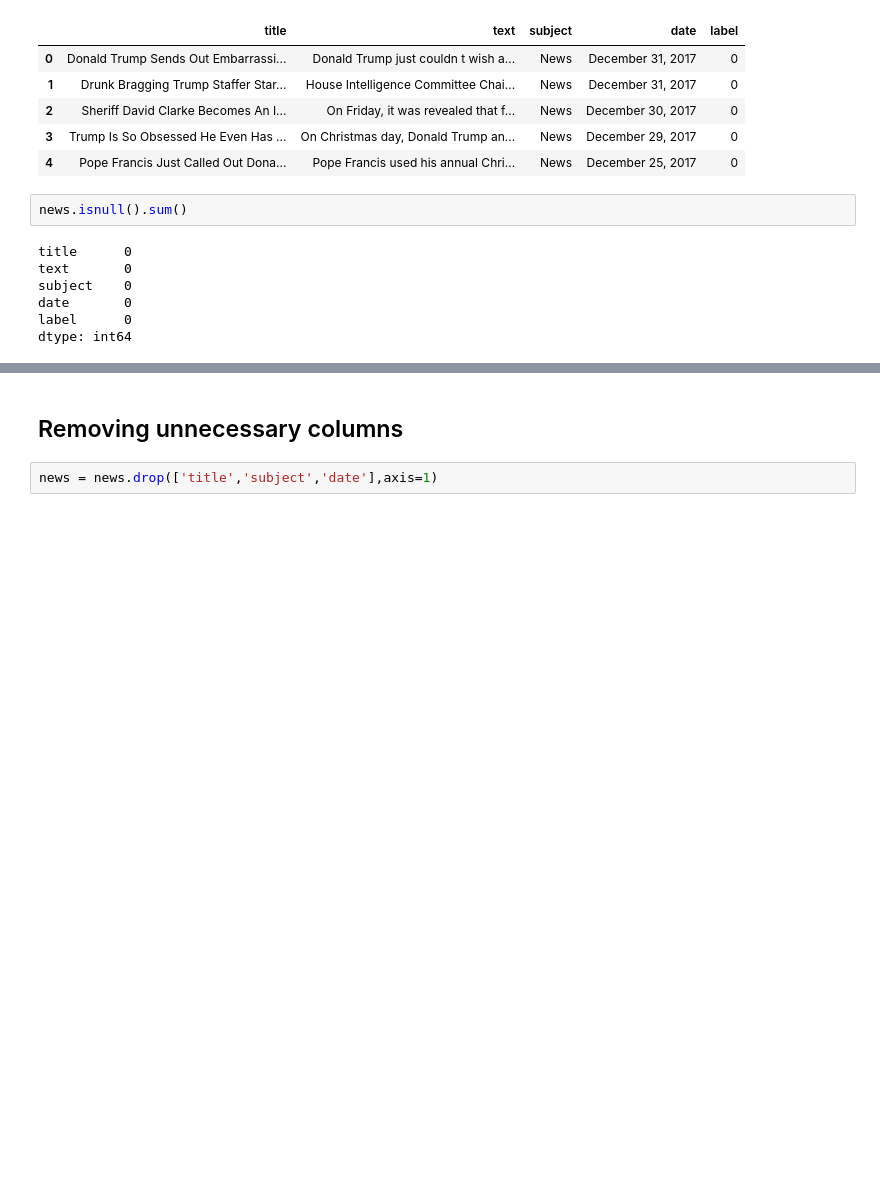
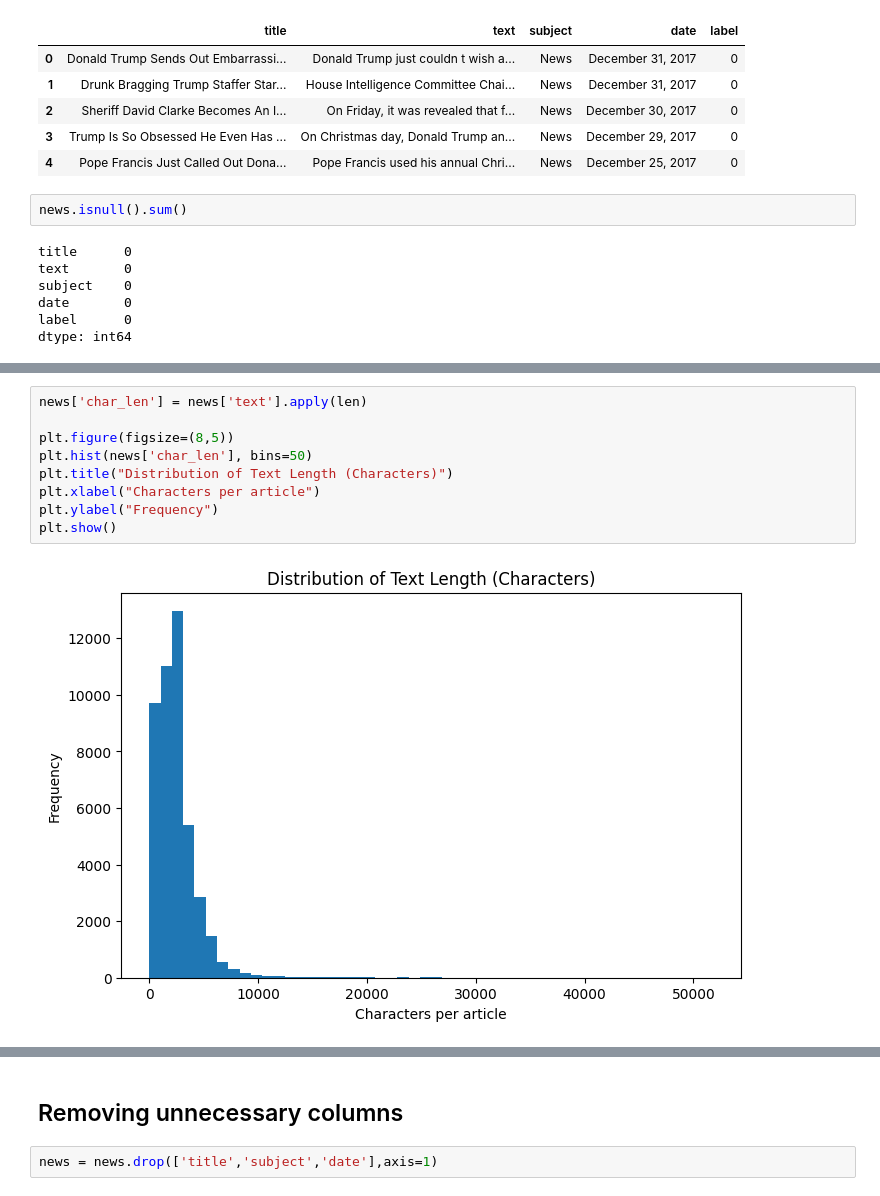
Before and after one commit to Subin-769/Fake-News-Detection, a Jupyter notebook: Fake News Detection.ipynb, the cells around one changed output, grey strips where cells are left out. Saved outputs shown, nothing was run; the diff lists cells and outputs as text; blank space fills up the shorter version.

```diff
--- a/Fake News Detection.ipynb
+++ b/Fake News Detection.ipynb
@@ -53,0 +94,11 @@ dtype: int64
+# %%
+news['char_len'] = news['text'].apply(len)
+
+plt.figure(figsize=(8,5))
+plt.hist(news['char_len'], bins=50)
+plt.title("Distribution of Text Length (Characters)")
+plt.xlabel("Characters per article")
+plt.ylabel("Frequency")
+plt.show()
+# %% [output]
+[figure, added]
```
Also changed, not shown: parts of 54 cells of this notebook.
